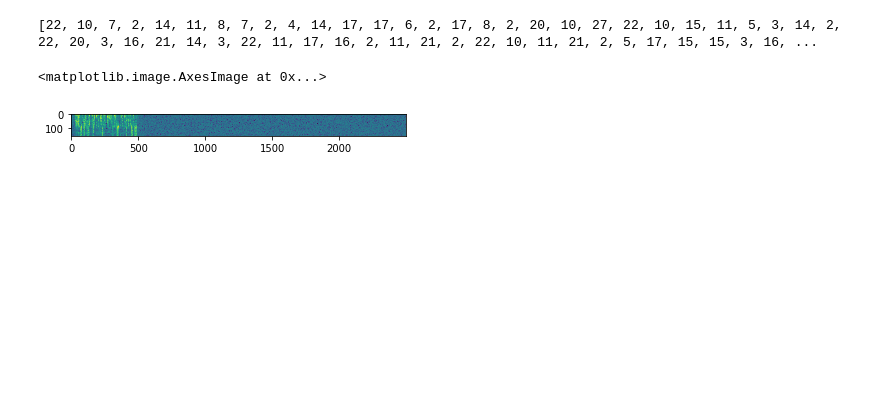
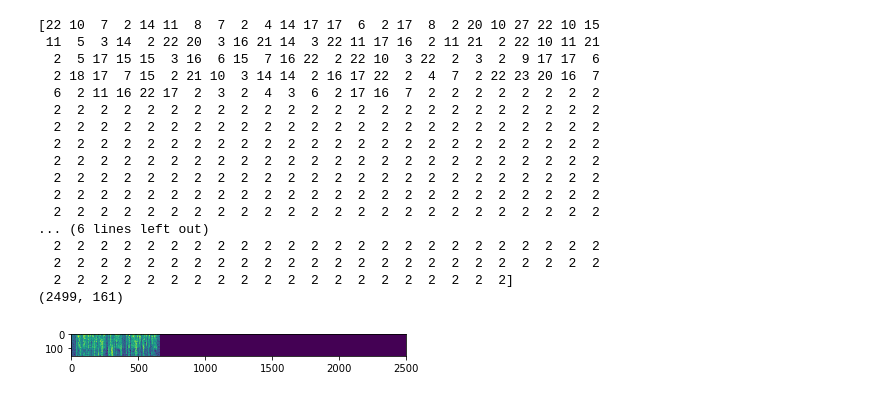
Before and after one commit to ShivenTripathi/ConversationalRobot, a Jupyter notebook: speechRecog/src/data_loader.ipynb, the cells around one changed output. Cells and saved outputs as stored; diff of their text form; code cells hidden in the pictures; blank space fills up the shorter version.

```diff
--- a/speechRecog/src/data_loader.ipynb
+++ b/speechRecog/src/data_loader.ipynb
@@ -100,7 +100,7 @@ def spectrogram(samples, fft_length=256, sample_rate=2, hop_length=128):
 
     return x, freqs
 # %%
-def spectrogram_from_file(filename ,aug='False',step=10, window=20, max_freq=None,
+def spectrogram_from_file(filename ,aug='og',step=10, window=20, max_freq=None,
                           eps=1e-14,input_length=400000):
     with soundfile.SoundFile(filename) as sound_file:
         audio = sound_file.read(dtype='float32')
@@ -122,12 +122,12 @@ def spectrogram_from_file(filename ,aug='False',step=10, window=20, max_freq=Non
             raise ValueError("step size must not be greater than window size")
         hop_length = int(0.001 * step * sample_rate)
         fft_length = int(0.001 * window * sample_rate)
-        if aug=='True':
+        if aug=='noise':
             RMS=np.sqrt(np.mean(audio**2))
             noise=np.random.normal(0, RMS, audio.shape[0])/30
             audio+=noise
             pxx, freqs = spectrogram(audio, fft_length=fft_length, sample_rate=sample_rate,hop_length=hop_length)
-        else:
+        elif aug=='og':
             pxx, freqs = spectrogram(audio, fft_length=fft_length, sample_rate=sample_rate,hop_length=hop_length)
         ind = np.where(freqs <= max_freq)[0][-1] + 1
         spec=np.transpose(np.log(pxx[:ind, :] + eps))
@@ -142,6 +142,7 @@ def load_all_data():
     #filenames=[]
     #transcript=[]
     data=[]
+    max_len=0
     for speaker in os.listdir("../dataset/dev/dev-clean/"):
         for chapter in os.listdir("../dataset/dev/dev-clean/"+speaker):
             for filename in os.listdir("../dataset/dev/dev-clean/"+speaker+"/"+chapter):
@@ -153,10 +154,12 @@ def load_all_data():
                     source="./../dataset/dev/dev-clean/"+speaker+"/"+chapter+"/"+filename
                     sample=(source,line)
                     data.append(sample)
+                    max_len=max(max_len,len(list(line[:-1])))
     #df = pd.DataFrame(data, columns = ['source','transcript'])
+    #print(max_len)
     return data
 # %%
-def process_input_file(sample,aug):
+def process_input_file(sample,aug,max_len=500):
     source,transcript=sample
 
     transcript=transcript.split(' ',1)[1]
@@ -167,7 +170,15 @@ def process_input_file(sample,aug):
         if character==' ':
                 character='<SPACE>'
         line_to_index.append(char_map[character])
-    processed_input=(spectrogram_from_file(source,aug),line_to_index)
+
+    if len(line_to_index)>=500:
+        line_to_index=line_to_index[:500]
+    else:
+        while len(line_to_index)<500:
+            line_to_index.append(2)
+    spec=spectrogram_from_file(source,aug)
+    size=len(line_to_index)
+    processed_input=(spec,np.array(line_to_index),spec.shape[0],size)
     return processed_input
 # %%
 data=load_all_data()
@@ -268,4 +330,5 @@ class DataGenerator(keras.utils.Sequence):
 # %%
-train_gen=DataGenerator(batch_size=10)
-X,y=train_gen.__getitem__(0)
+train_gen=DataGenerator(batch_size=32)
+inp,oup=train_gen.__getitem__(0)
+dat=train_gen.next_batch()
 # %%
@@ -282,7 +361,23 @@ plt.imshow(np.transpose(X[0]))
 # %%
-print(y[9])
-plt.imshow(np.transpose(X[5]))
+print(inp['the_labels'][9])
+plt.imshow(np.transpose(inp['the_input'][9]))
+print(inp['the_input'][9].shape)
 # %% [output]
-[22, 10, 7, 2, 14, 11, 8, 7, 2, 4, 14, 17, 17, 6, 2, 17, 8, 2, 20, 10, 27, 22, 10, 15, 11, 5, 3, 14, 2, 22, 20, 3, 16, 21, 14, 3, 22, 11, 17, 16, 2, 11, 21, 2, 22, 10, 11, 21, 2, 5, 17, 15, 15, 3, 16, ...
+[22 10  7  2 14 11  8  7  2  4 14 17 17  6  2 17  8  2 20 10 27 22 10 15
+ 11  5  3 14  2 22 20  3 16 21 14  3 22 11 17 16  2 11 21  2 22 10 11 21
+  2  5 17 15 15  3 16  6 15  7 16 22  2 22 10  3 22  2  3  2  9 17 17  6
+  2 18 17  7 15  2 21 10  3 14 14  2 16 17 22  2  4  7  2 22 23 20 16  7
+  6  2 11 16 22 17  2  3  2  4  3  6  2 17 16  7  2  2  2  2  2  2  2  2
+  2  2  2  2  2  2  2  2  2  2  2  2  2  2  2  2  2  2  2  2  2  2  2  2
+  2  2  2  2  2  2  2  2  2  2  2  2  2  2  2  2  2  2  2  2  2  2  2  2
+  2  2  2  2  2  2  2  2  2  2  2  2  2  2  2  2  2  2  2  2  2  2  2  2
+  2  2  2  2  2  2  2  2  2  2  2  2  2  2  2  2  2  2  2  2  2  2  2  2
+  2  2  2  2  2  2  2  2  2  2  2  2  2  2  2  2  2  2  2  2  2  2  2  2
+  2  2  2  2  2  2  2  2  2  2  2  2  2  2  2  2  2  2  2  2  2  2  2  2
+  2  2  2  2  2  2  2  2  2  2  2  2  2  2  2  2  2  2  2  2  2  2  2  2
+... (6 lines left out)
+  2  2  2  2  2  2  2  2  2  2  2  2  2  2  2  2  2  2  2  2  2  2  2  2
+  2  2  2  2  2  2  2  2  2  2  2  2  2  2  2  2  2  2  2  2  2  2  2  2
+  2  2  2  2  2  2  2  2  2  2  2  2  2  2  2  2  2  2  2  2]
+(2499, 161)
-<matplotlib.image.AxesImage at 0x...>
-[figure, old version]
+[figure, new version]
```
Also changed, not shown: parts of 14 cells of this notebook.
